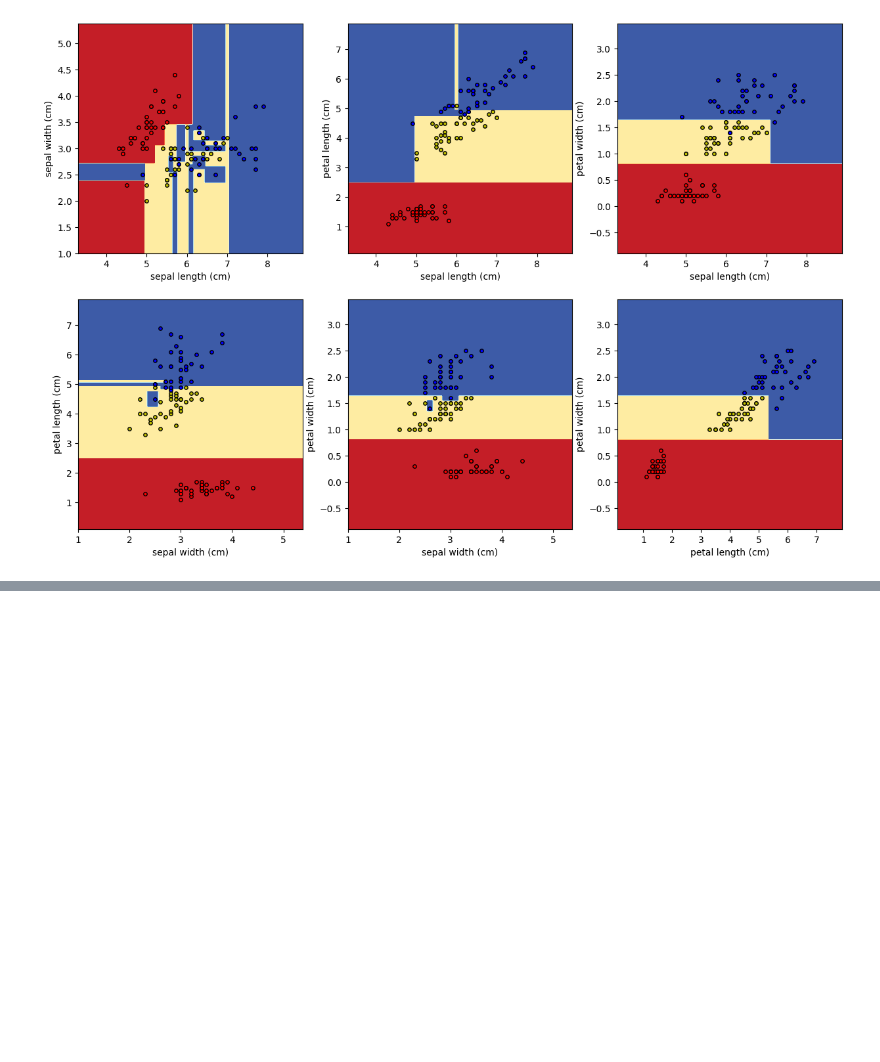
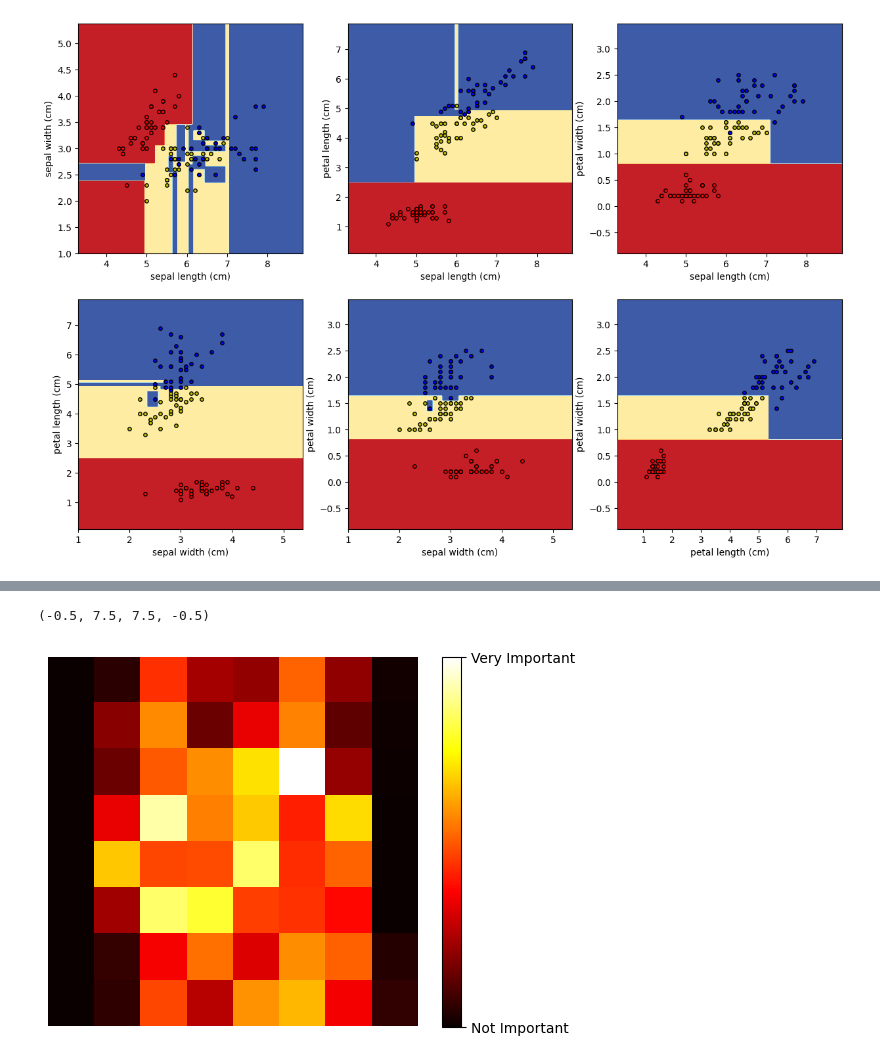
Before and after one commit to dhyunwoo/study, a Jupyter notebook: part4_ch04_decisionTree.ipynb, the cells around one changed output, grey strips where cells are left out. Drawn from its saved outputs; the diff is of its cells as text; code cells hidden in the pictures; blank space fills up the shorter version.

```diff
--- a/part4_ch04_decisionTree.ipynb
+++ b/part4_ch04_decisionTree.ipynb
@@ -551,0 +594,10 @@ for idx, pair in enumerate(pair_combs):
+# %%
+# data split
+from sklearn.model_selection import train_test_split
+
+train_data, test_data, train_target, test_target = train_test_split(
+    data, target, train_size=0.7, random_state=2021
+)
+
+print(f"train_data size: {len(train_target)}, {len(train_target)/len(data):.2f}")
+print(f"test_data size: {len(test_target)}, {len(test_target)/len(data):.2f}")
@@ -551,0 +674,10 @@ for idx, pair in enumerate(pair_combs):
+# %%
+image = random_forest.feature_importances_.reshape(8, 8)
+
+plt.imshow(image, cmap=plt.cm.hot, interpolation="nearest")
+cbar = plt.colorbar(ticks=[random_forest.feature_importances_.min(), random_forest.feature_importances_.max()])
+cbar.ax.set_yticklabels(['Not Important', 'Very Important'])
+plt.axis("off")
+# %% [output]
+(-0.5, 7.5, 7.5, -0.5)
+[figure, added]
```
Also changed, not shown: parts of 29 cells of this notebook, 2 other files.
